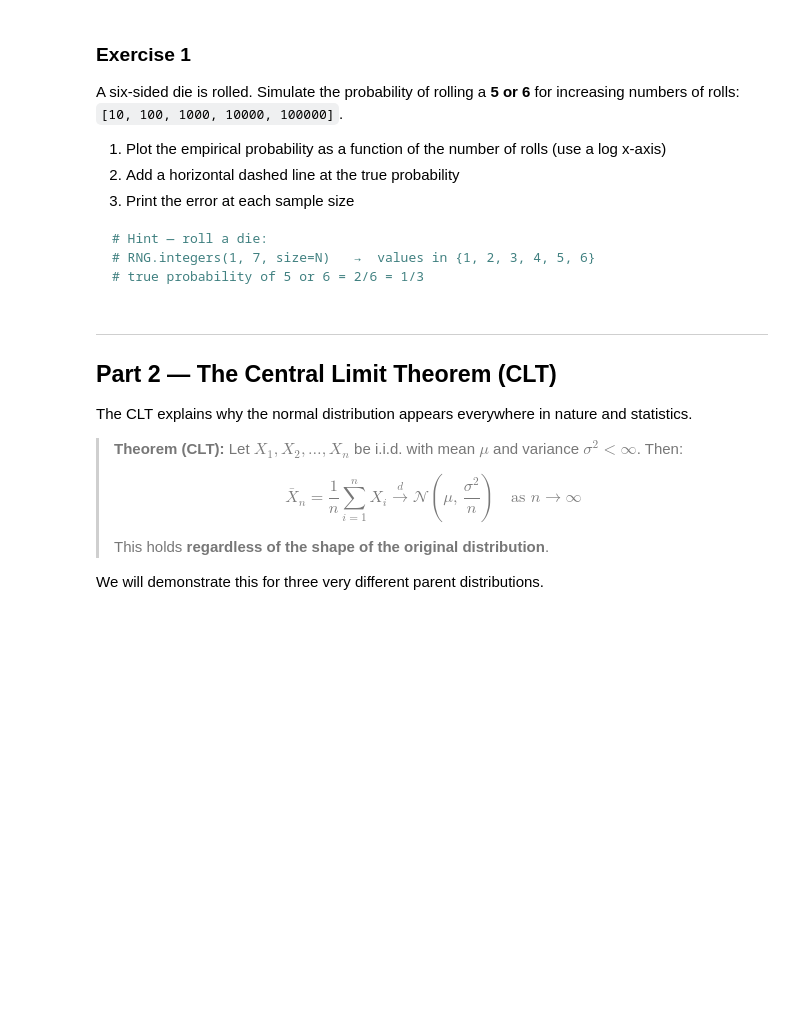
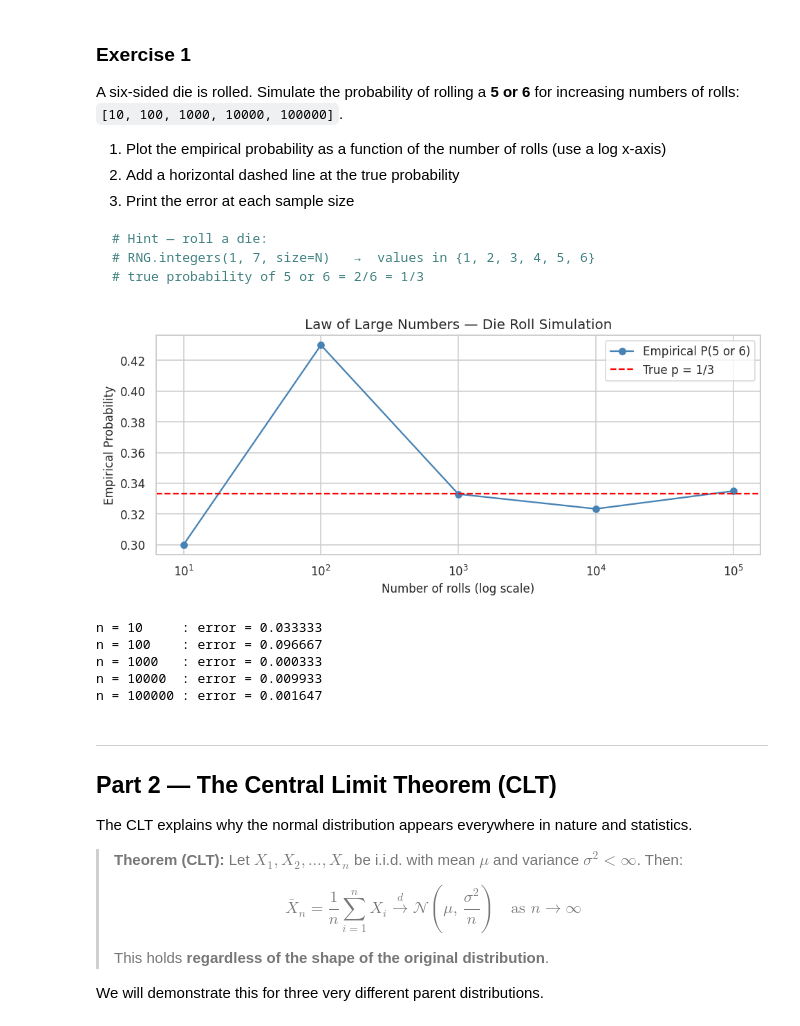
Before and after one commit to sahibshakhayev/IntroToDS, a Jupyter notebook: Solved/LB_3.ipynb, the cells around one changed output. Drawn from its saved outputs; the diff is of its cells as text; code cells hidden in the pictures; blank space fills up the shorter version.

```diff
--- a/Solved/LB_3.ipynb
+++ b/Solved/LB_3.ipynb
@@ -137,3 +135,46 @@ A six-sided die is rolled. Simulate the probability of rolling a **5 or 6** for
+# %%
+# Your answer here
+
+
+sample_sizes = [10, 100, 1000, 10000, 100000]
+true_p = 1 / 3
+
+empirical_probs = []
+errors = []
+
+
+for n in sample_sizes:
+    rolls = RNG.integers(1, 7, size=n)
+
+    p_hat = np.mean((rolls == 5) | (rolls == 6))
+
+    empirical_probs.append(p_hat)
+    errors.append(abs(p_hat - true_p))
+
+
+fig, ax = plt.subplots(figsize=(9, 4))
+ax.plot(sample_sizes, empirical_probs, "o-", color="steelblue", label="Empirical P(5 or 6)")
+ax.axhline(true_p, color="red", linestyle="--", label="True p = 1/3")
+
+
+ax.set_xscale("log")
+ax.set_xlabel("Number of rolls (log scale)")
+ax.set_ylabel("Empirical Probability")
+ax.set_title("Law of Large Numbers — Die Roll Simulation")
+ax.legend()
+plt.tight_layout()
+plt.show()
+
+
+for n, err in zip(sample_sizes, errors):
+    print(f"n = {n:<7}: error = {err:.6f}")
+# %% [output]
+[figure, added]
+n = 10     : error = 0.033333
+n = 100    : error = 0.096667
+n = 1000   : error = 0.000333
+n = 10000  : error = 0.009933
+n = 100000 : error = 0.001647
 # %% [markdown]
 ---
 ## Part 2 — The Central Limit Theorem (CLT)
```
Also changed, not shown: parts of 5 cells of this notebook.
